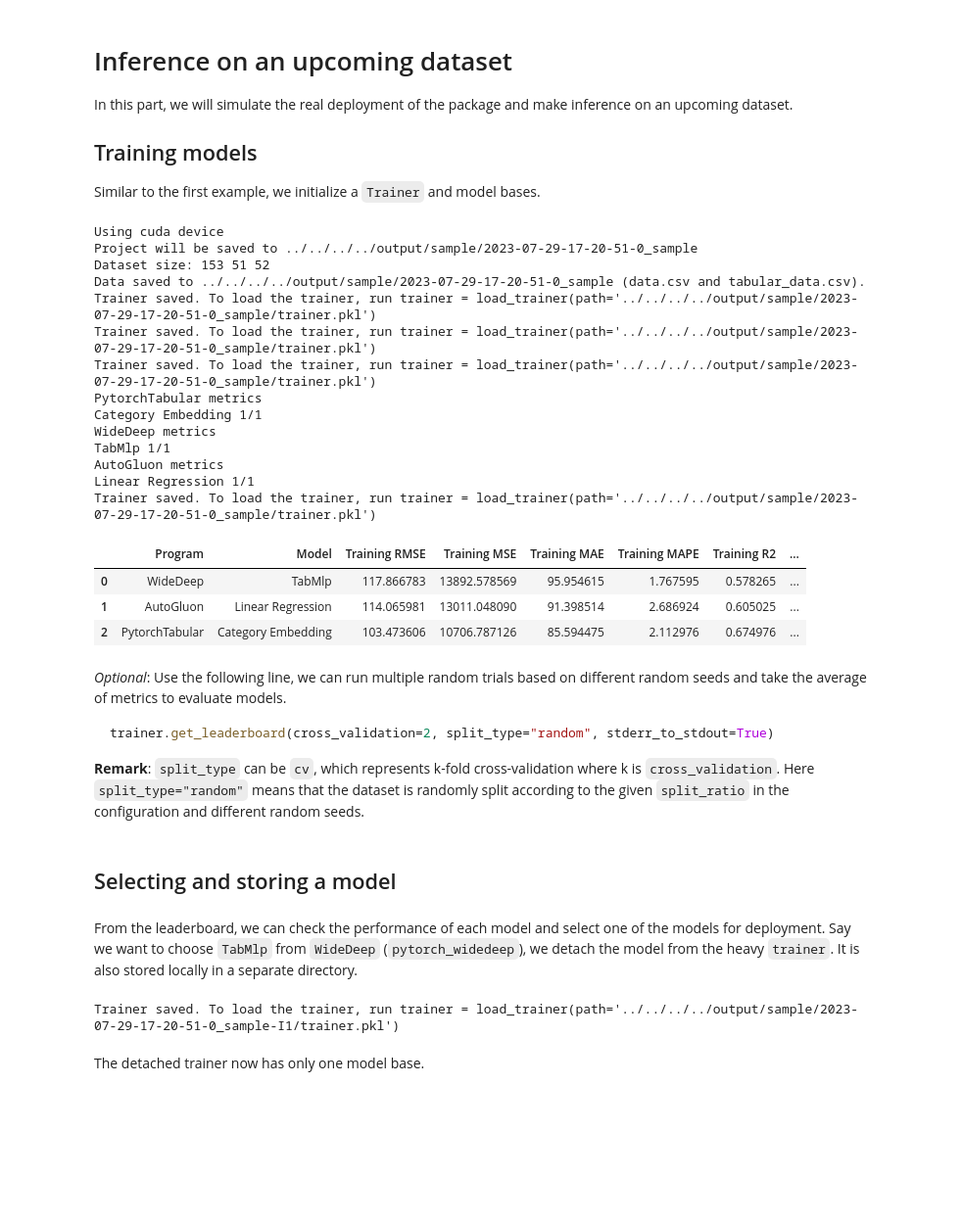
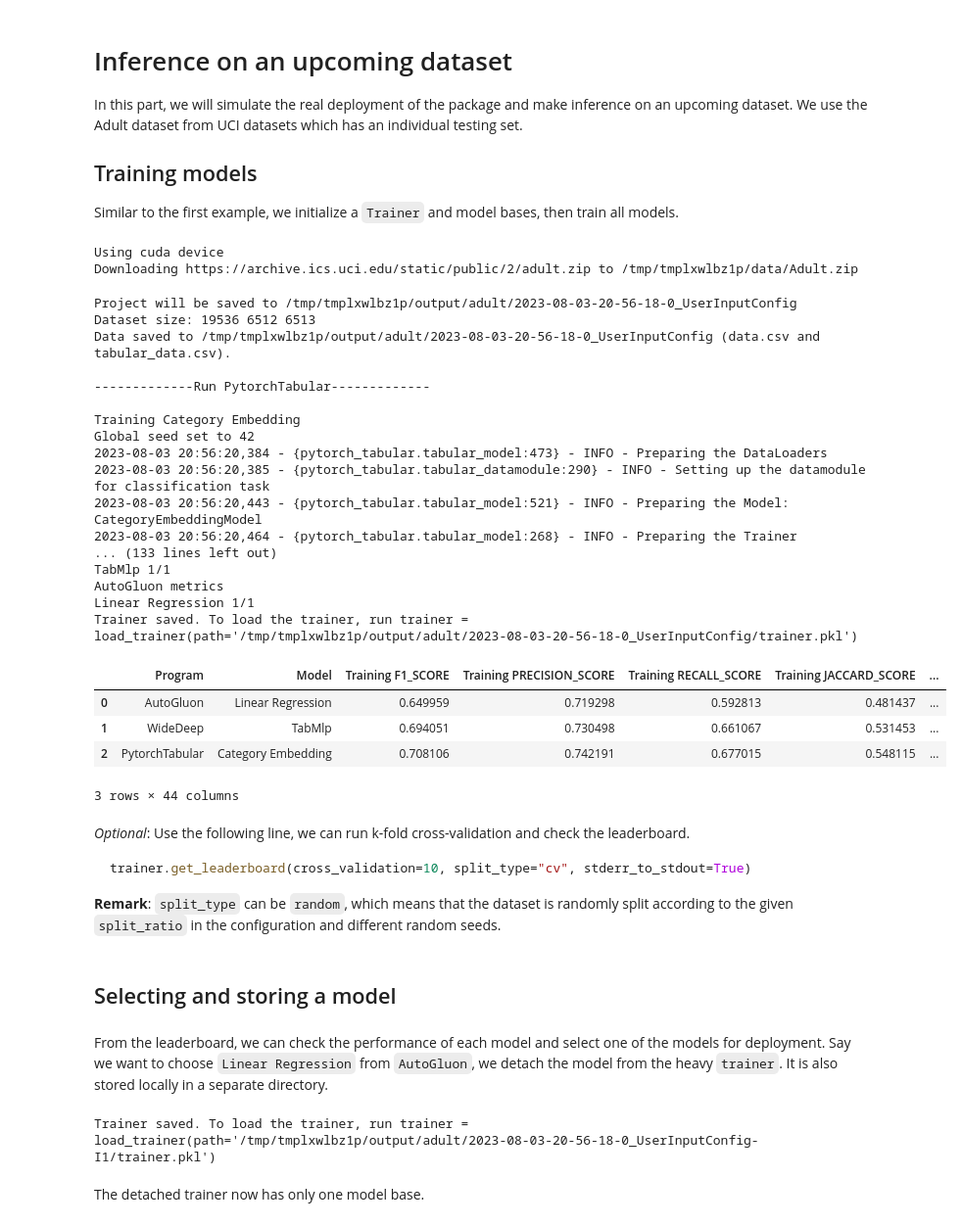
Before and after one commit to Luwen-Zhang/tabular_ensemble, a Jupyter notebook: docs/source/examples/get_started/inference.ipynb, the cells around one changed output. Shown: that part at 98% size. Drawn from its saved outputs; the diff is of its cells as text; code cells hidden in the pictures; blank space fills up the shorter version.

````diff
--- a/docs/source/examples/get_started/inference.ipynb
+++ b/docs/source/examples/get_started/inference.ipynb
@@ -1,79 +1,81 @@
 # %% [markdown]
 # Inference on an upcoming dataset
 
-In this part, we will simulate the real deployment of the package and make inference on an upcoming dataset.
+In this part, we will simulate the real deployment of the package and make inference on an upcoming dataset. We use the Adult dataset from UCI datasets which has an individual testing set.
 
 ## Training models
 
-Similar to the first example, we initialize a `Trainer` and model bases.
+Similar to the first example, we initialize a `Trainer` and model bases, then train all models.
 # %%
 import torch
 from tabensemb.trainer import Trainer
 from tabensemb.model import *
 import tabensemb
+from tabensemb.config import UserConfig
 import os
+from tempfile import TemporaryDirectory
 
-prefix = "../../../../"
-tabensemb.setting["default_output_path"] = prefix + "output"
-tabensemb.setting["default_config_path"] = prefix + "configs"
-tabensemb.setting["default_data_path"] = prefix + "data"
+temp_path = TemporaryDirectory()
+tabensemb.setting["default_output_path"] = os.path.join(temp_path.name, "output")
+tabensemb.setting["default_config_path"] = os.path.join(temp_path.name, "configs")
+tabensemb.setting["default_data_path"] = os.path.join(temp_path.name, "data")
 
 device = "cuda" if torch.cuda.is_available() else "cpu"
 print("Using {} device".format(device))
 
 trainer = Trainer(device=device)
-trainer.load_config("sample")
-
-from tabensemb.utils import Logging
-log = Logging()
-log.enter(os.path.join(trainer.project_root, "log.txt"))
-
+cfg = UserConfig.from_uci("Adult", sep=", ")
+trainer.load_config(cfg)
 trainer.load_data()
-
 models = [
     PytorchTabular(trainer, model_subset=["Category Embedding"]),
     WideDeep(trainer, model_subset=["TabMlp"]),
     AutoGluon(trainer, model_subset=["Linear Regression"]),
 ]
 trainer.add_modelbases(models)
-
-trainer.train(verbose=False, stderr_to_stdout=True)
+trainer.train(stderr_to_stdout=True)
 trainer.get_leaderboard()
 # %% [output]
 Using cuda device
-Project will be saved to ../../../../output/sample/2023-07-29-17-20-51-0_sample
-Dataset size: 153 51 52
-Data saved to ../../../../output/sample/2023-07-29-17-20-51-0_sample (data.csv and tabular_data.csv).
-Trainer saved. To load the trainer, run trainer = load_trainer(path='../../../../output/sample/2023-07-29-17-20-51-0_sample/trainer.pkl')
-Trainer saved. To load the trainer, run trainer = load_trainer(path='../../../../output/sample/2023-07-29-17-20-51-0_sample/trainer.pkl')
-Trainer saved. To load the trainer, run trainer = load_trainer(path='../../../../output/sample/2023-07-29-17-20-51-0_sample/trainer.pkl')
-PytorchTabular metrics
-Category Embedding 1/1
-WideDeep metrics
-TabMlp 1/1
-AutoGluon metrics
-Linear Regression 1/1
-Trainer saved. To load the trainer, run trainer = load_trainer(path='../../../../output/sample/2023-07-29-17-20-51-0_sample/trainer.pkl')
+Downloading https://archive.ics.uci.edu/static/public/2/adult.zip to /tmp/tmplxwlbz1p/data/Adult.zip
+Project will be saved to /tmp/tmplxwlbz1p/output/adult/2023-08-03-20-56-18-0_UserInputConfig
+Dataset size: 19536 6512 6513
+Data saved to /tmp/tmplxwlbz1p/output/adult/2023-08-03-20-56-18-0_UserInputConfig (data.csv and tabular_data.csv).
+
+-------------Run PytorchTabular-------------
+
+Training Category Embedding
+Global seed set to 42
+2023-08-03 20:56:20,384 - {pytorch_tabular.tabular_model:473} - INFO - Preparing the DataLoaders
+2023-08-03 20:56:20,385 - {pytorch_tabular.tabular_datamodule:290} - INFO - Setting up the datamodule for classification task
+2023-08-03 20:56:20,443 - {pytorch_tabular.tabular_model:521} - INFO - Preparing the Model: CategoryEmbeddingModel
+2023-08-03 20:56:20,464 - {pytorch_tabular.tabular_model:268} - INFO - Preparing the Trainer
+... (133 lines left out)
+TabMlp 1/1
+AutoGluon metrics
+Linear Regression 1/1
+Trainer saved. To load the trainer, run trainer = load_trainer(path='/tmp/tmplxwlbz1p/output/adult/2023-08-03-20-56-18-0_UserInputConfig/trainer.pkl')
-|  | Program | Model | Training RMSE | Training MSE | Training MAE | Training MAPE | Training R2 | ... |
-| 0 | WideDeep | TabMlp | 117.866783 | 13892.578569 | 95.954615 | 1.767595 | 0.578265 | ... |
-| 1 | AutoGluon | Linear Regression | 114.065981 | 13011.048090 | 91.398514 | 2.686924 | 0.605025 | ... |
-| 2 | PytorchTabular | Category Embedding | 103.473606 | 10706.787126 | 85.594475 | 2.112976 | 0.674976 | ... |
+|  | Program | Model | Training F1_SCORE | Training PRECISION_SCORE | Training RECALL_SCORE | Training JACCARD_SCORE | ... |
+| 0 | AutoGluon | Linear Regression | 0.649959 | 0.719298 | 0.592813 | 0.481437 | ... |
+| 1 | WideDeep | TabMlp | 0.694051 | 0.730498 | 0.661067 | 0.531453 | ... |
+| 2 | PytorchTabular | Category Embedding | 0.708106 | 0.742191 | 0.677015 | 0.548115 | ... |
+3 rows × 44 columns
 # %% [markdown]
-*Optional*: Use the following line, we can run multiple random trials based on different random seeds and take the average of metrics to evaluate models.
+*Optional*: Use the following line, we can run k-fold cross-validation and check the leaderboard.
 
 ```python
-trainer.get_leaderboard(cross_validation=2, split_type="random", stderr_to_stdout=True)
+trainer.get_leaderboard(cross_validation=10, split_type="cv", stderr_to_stdout=True)
 ```
 
-**Remark**: `split_type` can be `cv`, which represents k-fold cross-validation where k is `cross_validation`. Here `split_type="random"` means that the dataset is randomly split according to the given `split_ratio` in the configuration and different random seeds.
+**Remark**: `split_type` can be `random`, which means that the dataset is randomly split according to the given `split_ratio` in the configuration and different random seeds.
 # %% [markdown]
 ## Selecting and storing a model
 # %% [markdown]
-From the leaderboard, we can check the performance of each model and select one of the models for deployment. Say we want to choose `TabMlp` from `WideDeep` (`pytorch_widedeep`), we detach the model from the heavy `trainer`. It is also stored locally in a separate directory.
+From the leaderboard, we can check the performance of each model and select one of the models for deployment. Say we want to choose `Linear Regression` from `AutoGluon`, we detach the model from the heavy `trainer`. It is also stored locally in a separate directory.
 # %%
-trainer_of_one_model = trainer.detach_model(program="WideDeep", model_name="TabMlp")
+trainer_of_one_model = trainer.detach_model(program="AutoGluon", model_name="Linear Regression")
 # %% [output]
-Trainer saved. To load the trainer, run trainer = load_trainer(path='../../../../output/sample/2023-07-29-17-20-51-0_sample-I1/trainer.pkl')
+Trainer saved. To load the trainer, run trainer = load_trainer(path='/tmp/tmplxwlbz1p/output/adult/2023-08-03-20-56-18-0_UserInputConfig-I1/trainer.pkl')
 # %% [markdown]
 The detached trainer now has only one model base.
 # %%
````
Also changed, not shown: parts of 22 cells of this notebook, 9 other files.
